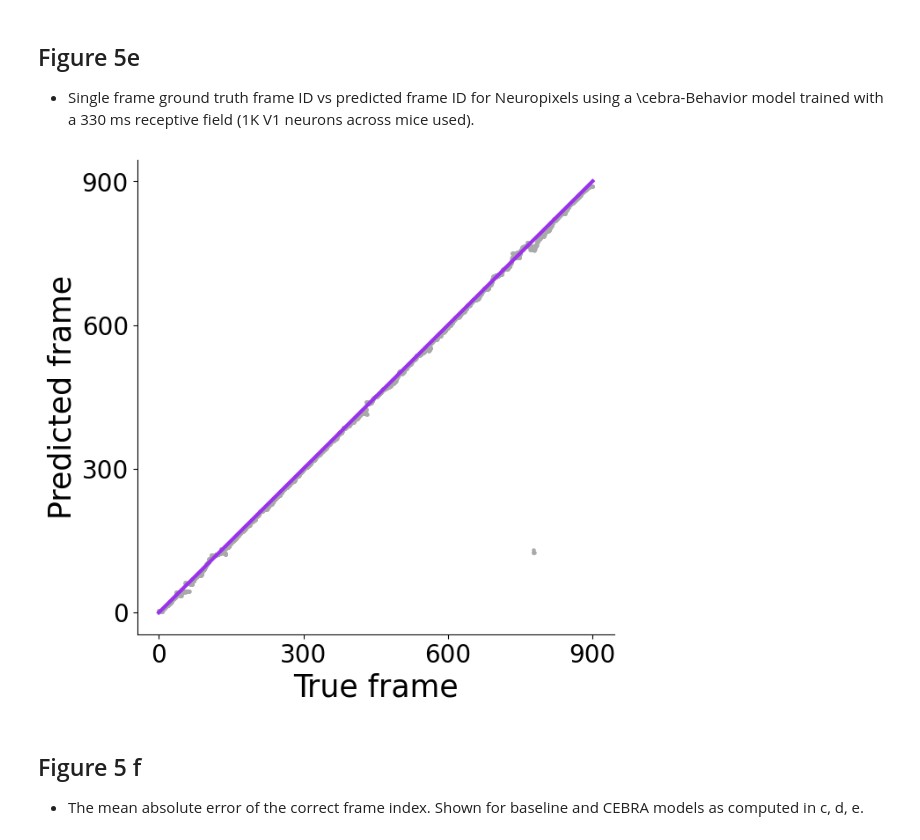
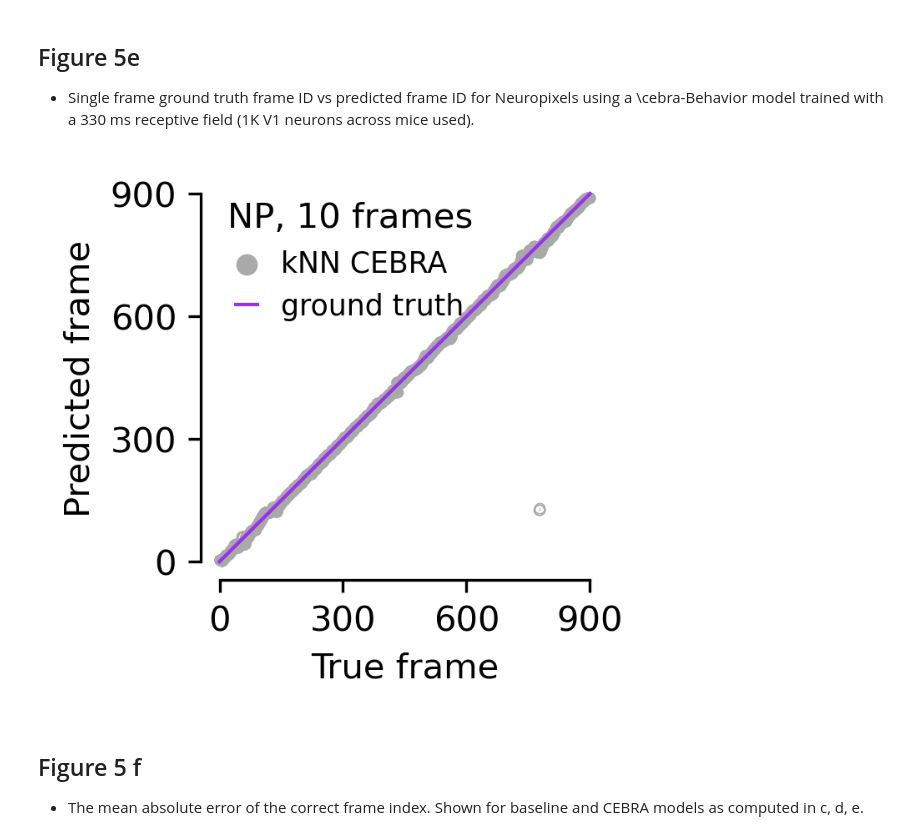
Before and after one commit to AdaptiveMotorControlLab/cebra-figures, a Jupyter notebook: figures/Figure5.ipynb, the cells around one changed output. Cells and saved outputs as stored; diff of their text form; code cells hidden in the pictures.

Commit message:
Update Figure 4 and 5

```diff
--- a/figures/Figure5.ipynb
+++ b/figures/Figure5.ipynb
@@ -324,29 +341,47 @@ Text(0, 0.5, 'Acc (%)')
 
 - Single frame ground truth frame ID vs predicted frame ID for Neuropixels using a \cebra-Behavior model trained with a 330 ms receptive field (1K V1 neurons across mice used).
 # %%
-fig = plt.figure(figsize=(7, 7))
+scale = 0.3
+fig = plt.figure(figsize=(7 * scale, 7 * scale), dpi=300)
 ax = plt.subplot(111)
 frame_err = frame_np_cebra_knn_330_err[1000][3]
 ax.scatter(
-    np.arange(len(frame_err)),
+    np.repeat(np.arange(900), 4),
     np.repeat(np.arange(900), 4) + frame_err,
-    s=5,
+    s=0.1,
+    linewidths=5.0,
+    linewidth=3,
+    facecolors="none",
+    edgecolors="face",
     c="darkgray",
+    label="kNN CEBRA",
 )
 ax.plot(
-    (0, len(frame_err)),
+    (0, 900),
     (0, 900),
     c="#9932EB",
-    lw=3,
+    # zorder = -999,
+    lw=1,
+    label="ground truth",
 )
-ax.set_xticks(np.linspace(0, 3600, 4), np.linspace(0, 900, 4).astype(int), fontsize=20)
-ax.set_yticks(np.linspace(0, 900, 4), np.linspace(0, 900, 4).astype(int), fontsize=20)
-ax.set_xlabel("True frame", fontsize=25)
-ax.set_ylabel("Predicted frame", fontsize=25)
+ax.set_xticks(np.linspace(0, 900, 4))  # , np.linspace(0, 900, 4).astype(int))
+ax.set_yticks(np.linspace(0, 900, 4))  # , np.linspace(0, 900, 4).astype(int))
+ax.set_xlabel("True frame")
+ax.set_ylabel("Predicted frame")
 ax.spines["right"].set_visible(False)
 ax.spines["top"].set_visible(False)
+sns.despine(trim=True, ax=ax)
+ax.legend(
+    frameon=False,
+    fontsize="small",
+    markerscale=10,
+    title="NP, 10 frames",
+    handlelength=0.75,
+)
+plt.savefig("TrueVsPredicted_10frame.svg", transparent=True, bbox_inches="tight")
+plt.show()
 # %% [output]
-[figure, old version]
+[figure, new version]
 # %% [markdown]
 ## Figure 5 f
 
```
Also changed, not shown: parts of 9 cells of this notebook, 2 other files.
